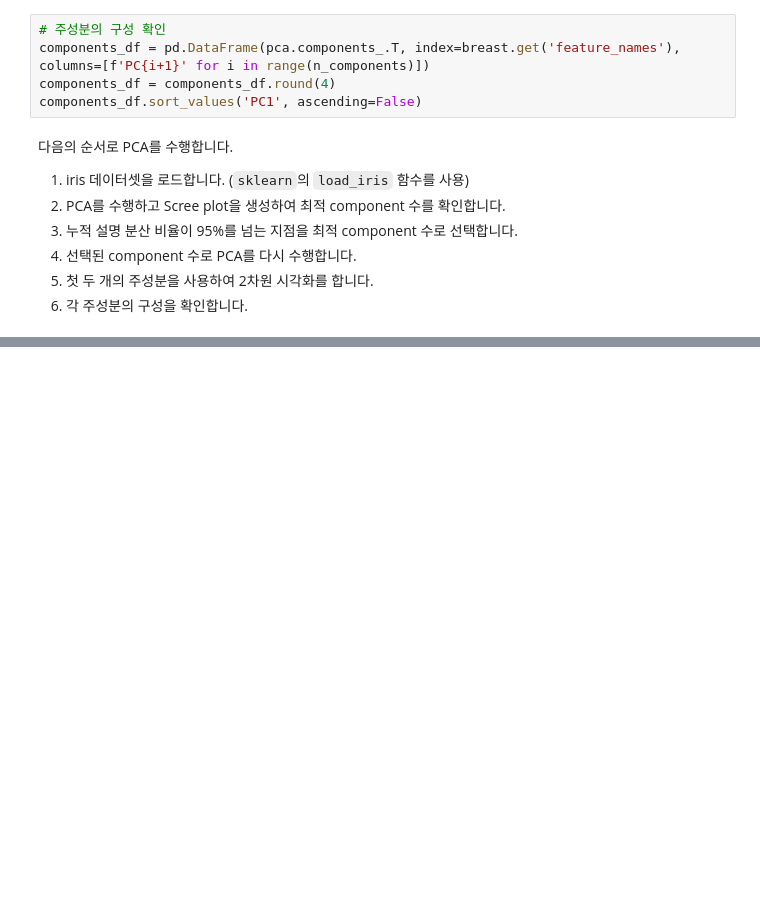
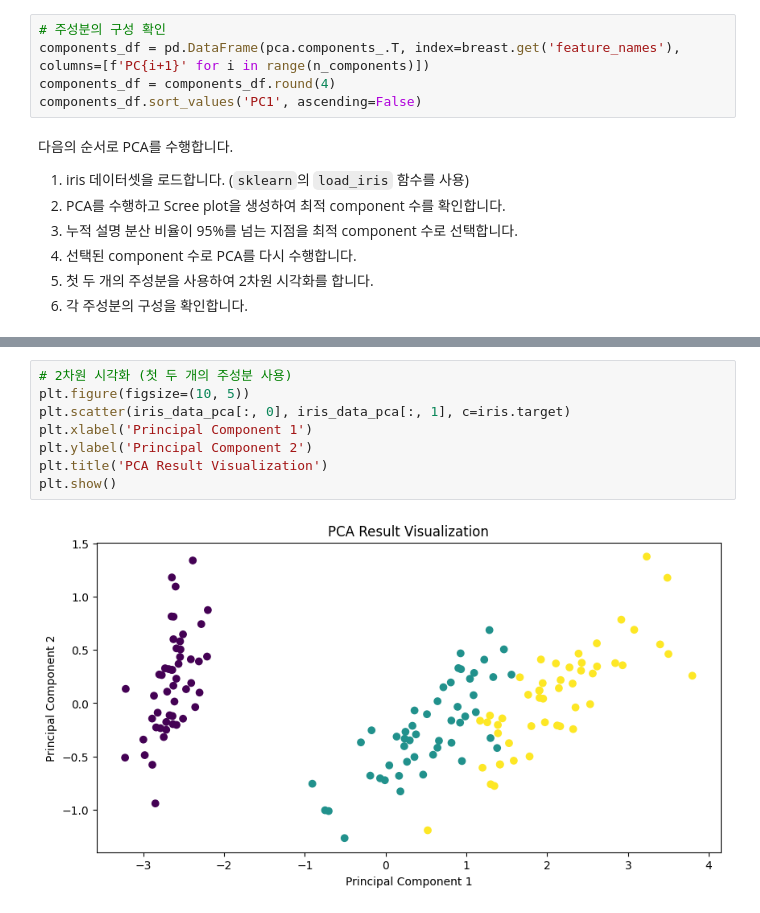
Before and after one commit to deepskill-repo/z250902-dbhitek, a Jupyter notebook: 102_eda_answer.ipynb, the cells around one changed output, grey strips where cells are left out. Cells and saved outputs as stored; diff of their text form; blank space fills up the shorter version.

```diff
--- a/102_eda_answer.ipynb
+++ b/102_eda_answer.ipynb
@@ -143,0 +173,10 @@ components_df.sort_values('PC1', ascending=False)
+# %%
+# 2차원 시각화 (첫 두 개의 주성분 사용)
+plt.figure(figsize=(10, 5))
+plt.scatter(iris_data_pca[:, 0], iris_data_pca[:, 1], c=iris.target)
+plt.xlabel('Principal Component 1')
+plt.ylabel('Principal Component 2')
+plt.title('PCA Result Visualization')
+plt.show()
+# %% [output]
+[figure, added]
```
Also changed, not shown: parts of 4 cells of this notebook.
